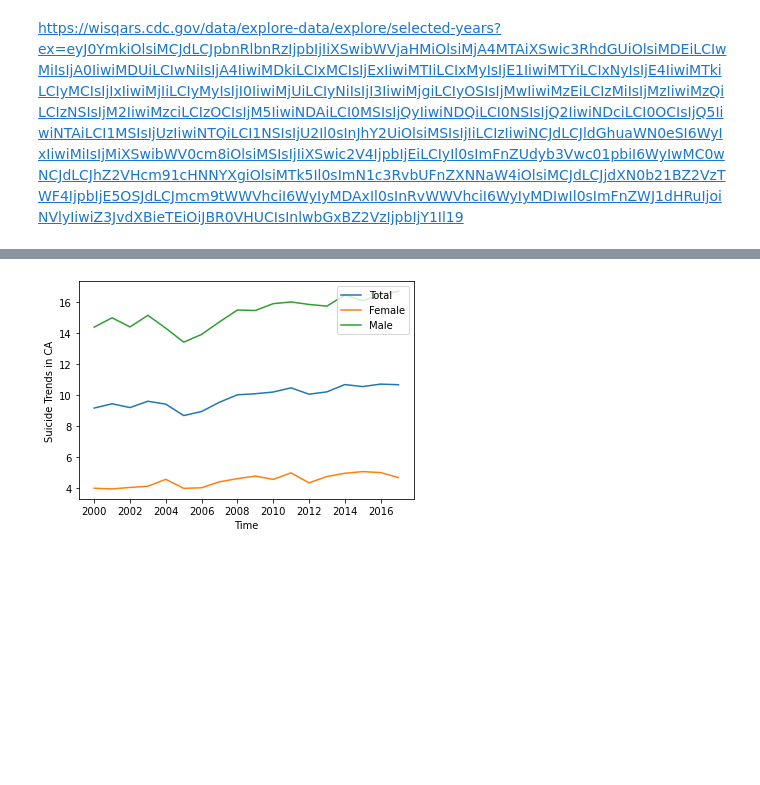
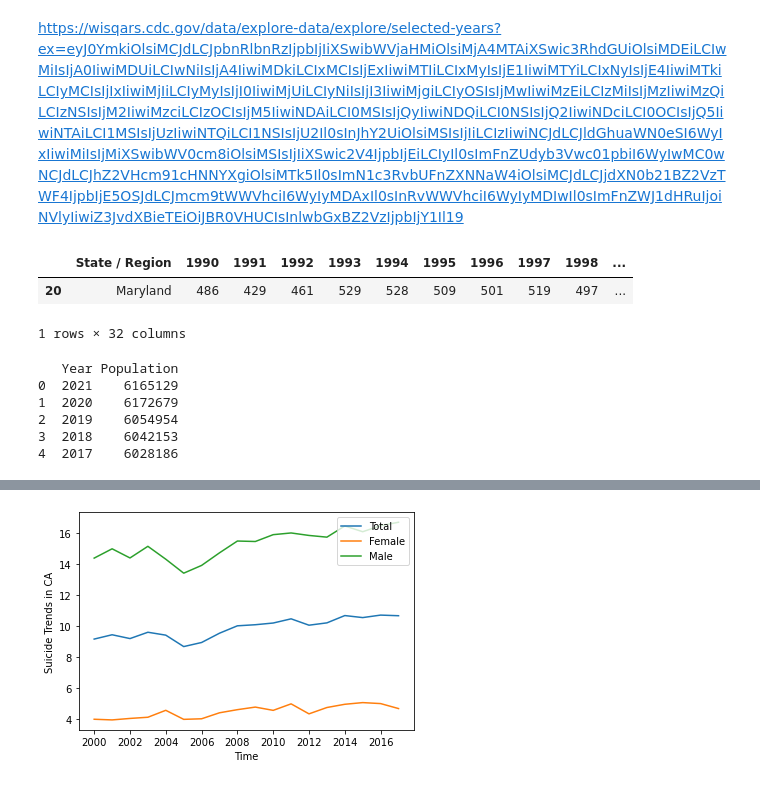
Before and after one commit to vtolentino93/Capstone-2-Springboard, a Jupyter notebook: Data Wrangling - Capstone 2.ipynb, the cells around one changed output, grey strips where cells are left out. Saved outputs shown, nothing was run; the diff lists cells and outputs as text; code cells hidden in the pictures; blank space fills up the shorter version.

```diff
--- a/Data Wrangling - Capstone 2.ipynb
+++ b/Data Wrangling - Capstone 2.ipynb
@@ -290,6 +324,15 @@ Start Date of Data
 #exported GoogleSheet into .csv, saved into Capstone 2
 suicidebyyearstate = pd.read_csv(r'C:\Users\vtole\Springboard\Springboard\Capstone-2-Springboard\Number of Suicides Per Year Per State.csv')
 suicidebyyearstate = pd.DataFrame(suicidebyyearstate)
+
+#error in data found in missouri row, with an incorrect value
+#saw outlier in data types, and inaccurate data
+#replace error value
+suicidebyyearstate['2019'].replace(to_replace=1.141, value=1141, inplace=True)
+#change float to int
+suicidebyyearstate['2019'] = suicidebyyearstate['2019'].astype(int)
+
+
 print(suicidebyyearstate.head())
 # %% [output]
   State / Region  1990  1991  1992  1993  1994  1995  1996  1997  1998  ...  \
@@ -313,0 +357,32 @@ https://wisqars.cdc.gov/data/explore-data/explore/selected-years?ex=eyJ0YmkiOlsi
+# %%
+suicidebyyearstate[suicidebyyearstate['State / Region']=='Maryland']
+# %% [output]
+|  | State / Region | 1990 | 1991 | 1992 | 1993 | 1994 | 1995 | 1996 | 1997 | 1998 | ... |
+| 20 | Maryland | 486 | 429 | 461 | 529 | 528 | 509 | 501 | 519 | 497 | ... |
+1 rows × 32 columns
+# %%
+#pull data from macrotrends.net
+mdpopurl = 'https://www.macrotrends.net/states/maryland/population'
+response=requests.get(mdpopurl)
+#print(response.status_code)
+
+#pull the data from the table on the website to find population numbers
+mdpopsoup = BeautifulSoup(response.text, 'html.parser')
+mdpopinfo = mdpopsoup.find_all('table',{'class':"historical_data_table table table-striped table-bordered"})[-1]
+mdpopdf = pd.read_html(str(mdpopinfo))
+mdpopdf = pd.DataFrame(mdpopdf[0])
+
+#drop rows not needed
+mdpopdf = mdpopdf.drop(mdpopdf.columns[2], axis=1)
+
+#rename columns
+mdpopdf.rename(columns={'Maryland - Historical Population Data': ''}, inplace=True)
+
+print(mdpopdf.head())
+# %% [output]
+   Year Population
+0  2021    6165129
+1  2020    6172679
+2  2019    6054954
+3  2018    6042153
+4  2017    6028186
```
Also changed, not shown: parts of 50 cells of this notebook.
